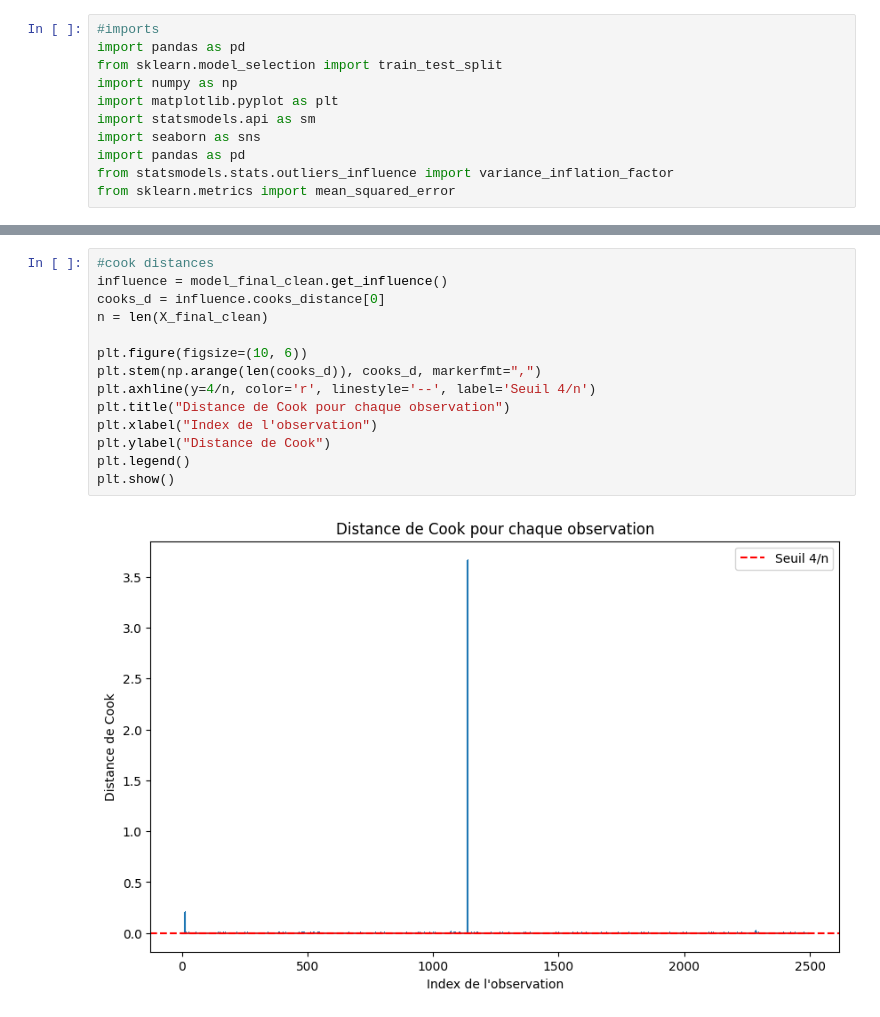
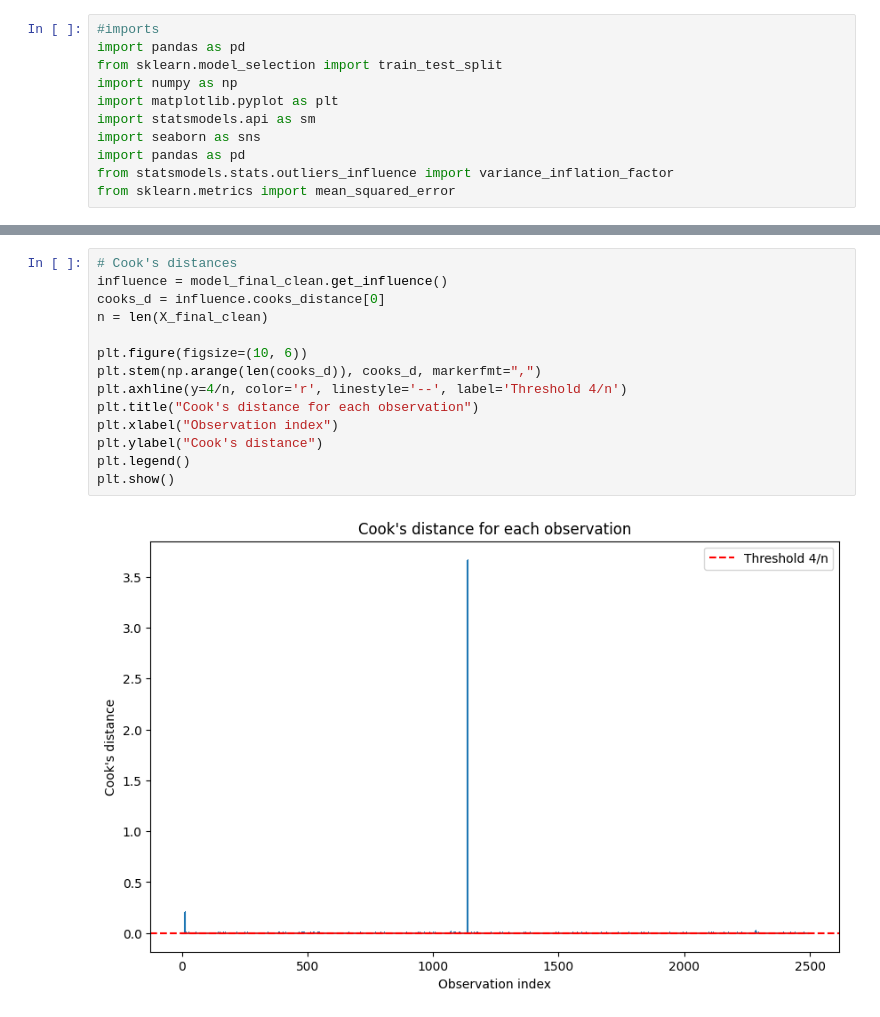
Before and after one commit to MatscoSan/Linear-P1, a Jupyter notebook: notebook.ipynb, the cells around one changed output, grey strips where cells are left out. Cells and saved outputs as stored; diff of their text form.

```diff
--- a/notebook.ipynb
+++ b/notebook.ipynb
@@ -411,19 +419,19 @@ Notes:
 [2] The condition number is large, 1.73e+03. This might indicate that there are
 strong multicollinearity or other numerical problems.
 # %%
-#cook distances
+# Cook's distances
 influence = model_final_clean.get_influence()
 cooks_d = influence.cooks_distance[0]
 n = len(X_final_clean)
 
 plt.figure(figsize=(10, 6))
 plt.stem(np.arange(len(cooks_d)), cooks_d, markerfmt=",")
-plt.axhline(y=4/n, color='r', linestyle='--', label='Seuil 4/n')
-plt.title("Distance de Cook pour chaque observation")
-plt.xlabel("Index de l'observation")
-plt.ylabel("Distance de Cook")
+plt.axhline(y=4/n, color='r', linestyle='--', label='Threshold 4/n')
+plt.title("Cook's distance for each observation")
+plt.xlabel("Observation index")
+plt.ylabel("Cook's distance")
 plt.legend()
 plt.show()
 # %% [output]
-[figure, old version]
+[figure, new version]
 # %%
```
Also changed, not shown: parts of 26 cells of this notebook.
